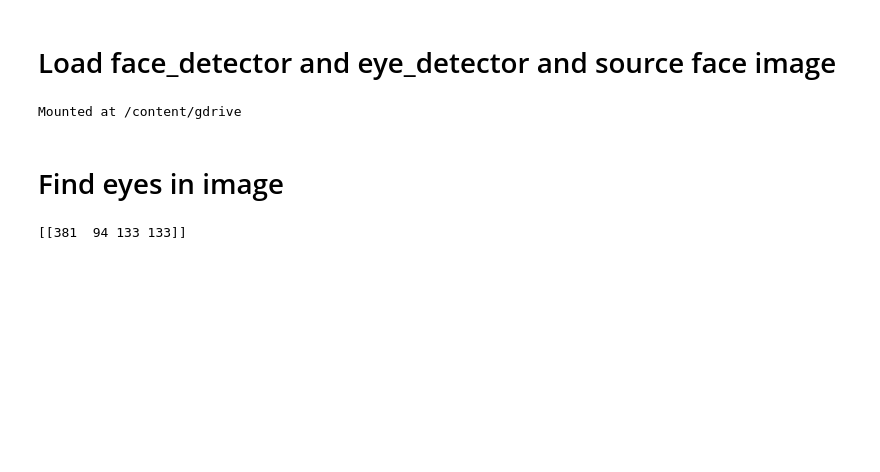
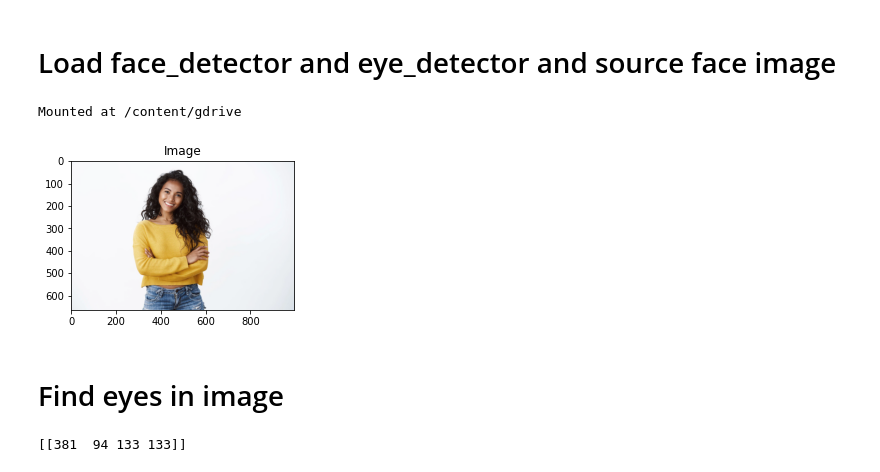
Before and after one commit to liatdavid2/Face_Alignment_for_Facial_Recognition, a Jupyter notebook: Face_Alignment_for_Facial_Recognition.ipynb, the cells around one changed output. Saved outputs shown, nothing was run; the diff lists cells and outputs as text; code cells hidden in the pictures; blank space fills up the shorter version.

```diff
--- a/Face_Alignment_for_Facial_Recognition.ipynb
+++ b/Face_Alignment_for_Facial_Recognition.ipynb
@@ -15,17 +15,21 @@ img_raw = img.copy()
 # %%
 import tarfile
 import cv2
 import numpy as np
 from matplotlib import pyplot as plt
 
 # Define our imshow function
 def imshow(title = "Image", image = None, size = 6):
     w, h = image.shape[0], image.shape[1]
     aspect_ratio = w/h
     plt.figure(figsize=(size * aspect_ratio,size))
     plt.imshow(cv2.cvtColor(image, cv2.COLOR_BGR2RGB))
     plt.title(title)
     plt.show()
+
+imshow("Image", img)
+# %% [output]
+[figure, added]
 # %% [markdown]
 # Find eyes in image
 # %%
```
Also changed, not shown: parts of 1 cell of this notebook.
